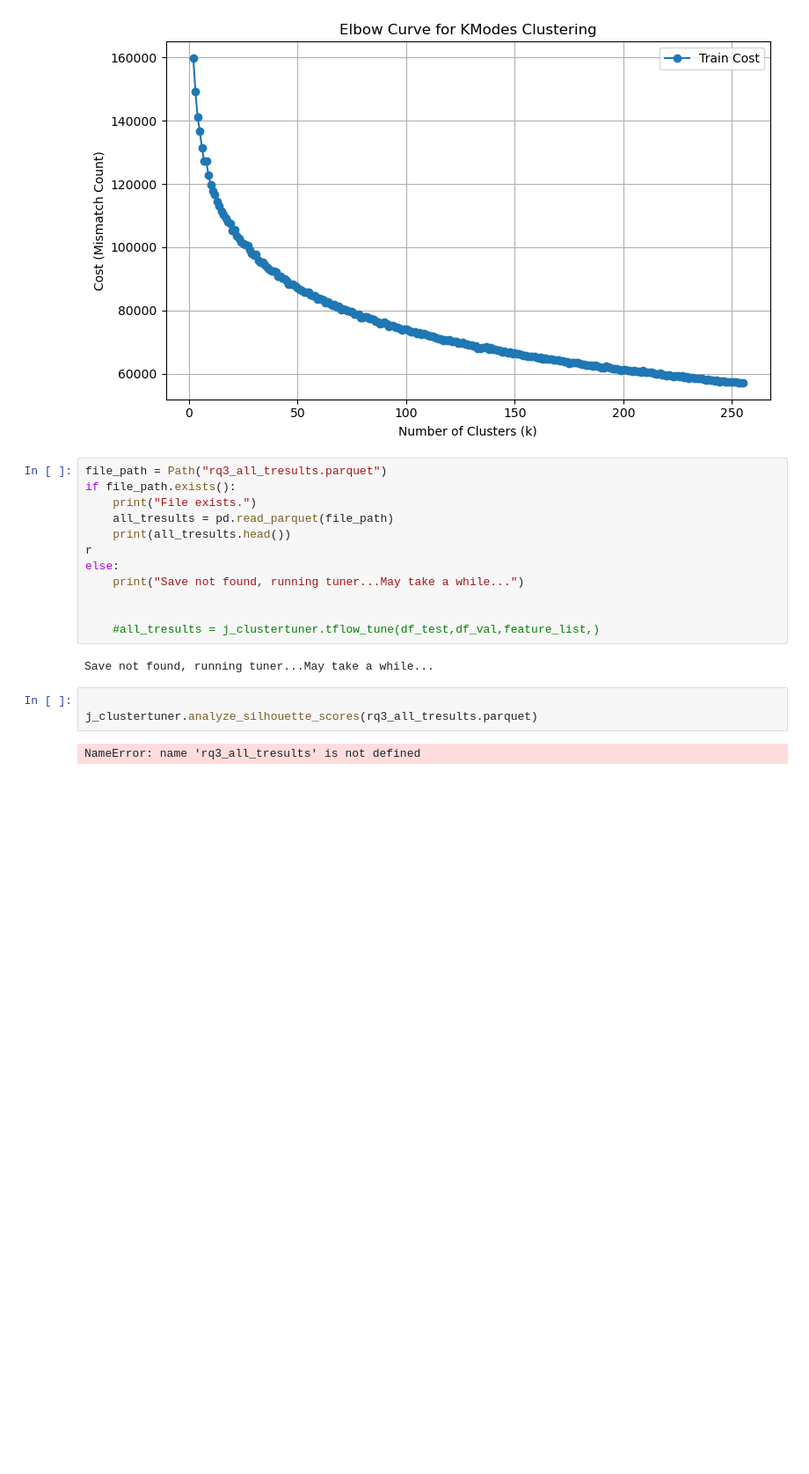
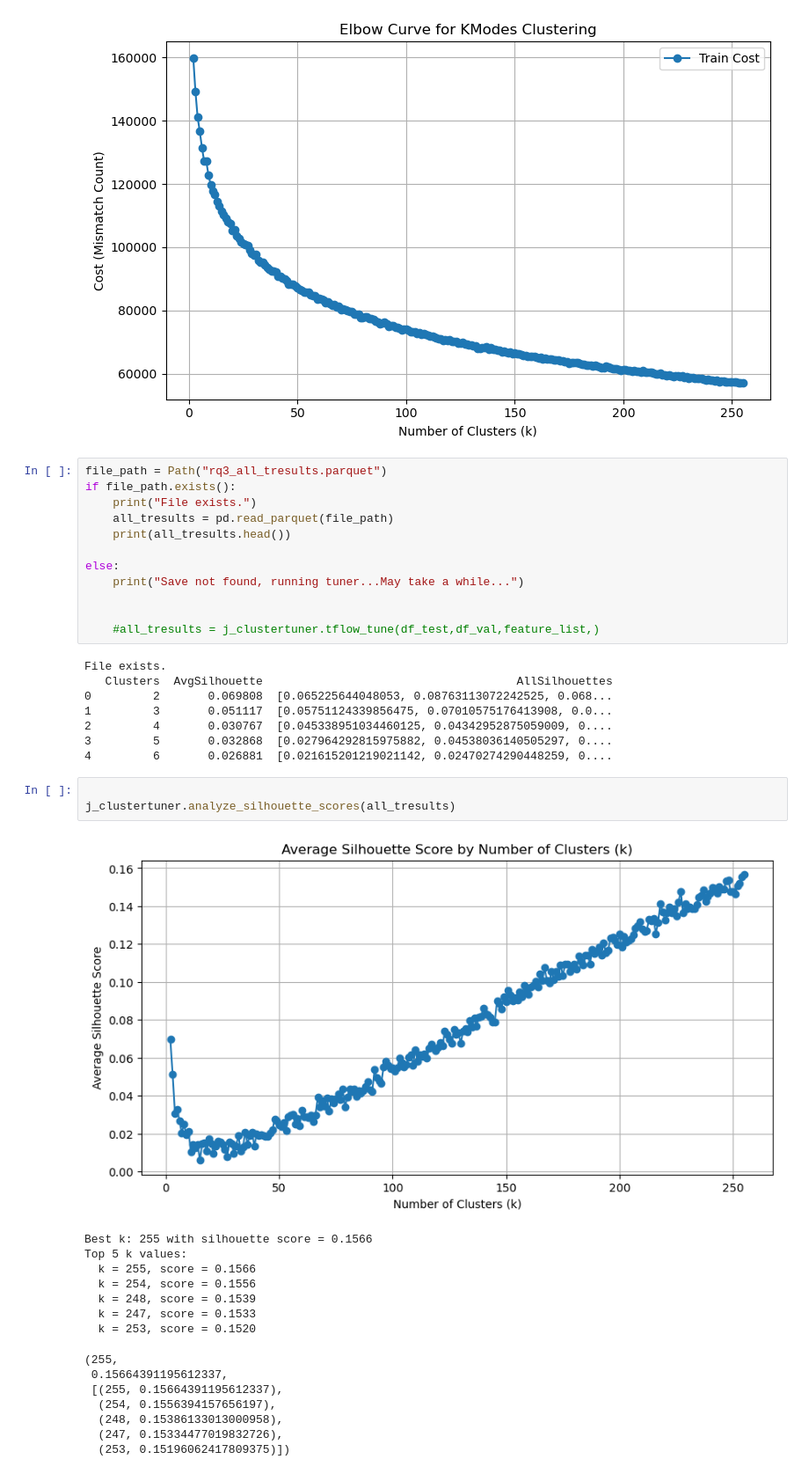
Before and after one commit to sksizer/dat_490, a Jupyter notebook: rq3.ipynb, the cells around one changed output. Shown at 88% size. Drawn from its saved outputs; the diff is of its cells as text; blank space fills up the shorter version.

```diff
--- a/rq3.ipynb
+++ b/rq3.ipynb
@@ -540,16 +540,36 @@ if file_path.exists():
     print("File exists.")
     all_tresults = pd.read_parquet(file_path)
     print(all_tresults.head())
-r
+
 else:
     print("Save not found, running tuner...May take a while...")
 
 
     #all_tresults = j_clustertuner.tflow_tune(df_test,df_val,feature_list,)
 # %% [output]
-Save not found, running tuner...May take a while...
+File exists.
+   Clusters  AvgSilhouette                                     AllSilhouettes
+0         2       0.069808  [0.065225644048053, 0.08763113072242525, 0.068...
+1         3       0.051117  [0.05751124339856475, 0.07010575176413908, 0.0...
+2         4       0.030767  [0.045338951034460125, 0.04342952875059009, 0....
+3         5       0.032868  [0.027964292815975882, 0.04538036140505297, 0....
+4         6       0.026881  [0.021615201219021142, 0.02470274290448259, 0....
-# %%
-
-j_clustertuner.analyze_silhouette_scores(rq3_all_tresults.parquet)
-# %% [output]
-NameError: name 'rq3_all_tresults' is not defined
+# %%
+
+j_clustertuner.analyze_silhouette_scores(all_tresults)
+# %% [output]
+[figure, added]
+Best k: 255 with silhouette score = 0.1566
+Top 5 k values:
+  k = 255, score = 0.1566
+  k = 254, score = 0.1556
+  k = 248, score = 0.1539
+  k = 247, score = 0.1533
+  k = 253, score = 0.1520
+(255,
+ 0.15664391195612337,
+ [(255, 0.15664391195612337),
+  (254, 0.1556394157656197),
+  (248, 0.15386133013000958),
+  (247, 0.15334477019832726),
+  (253, 0.15196062417809375)])
```
Also changed, not shown: parts of 5 cells of this notebook, 1 other file.
